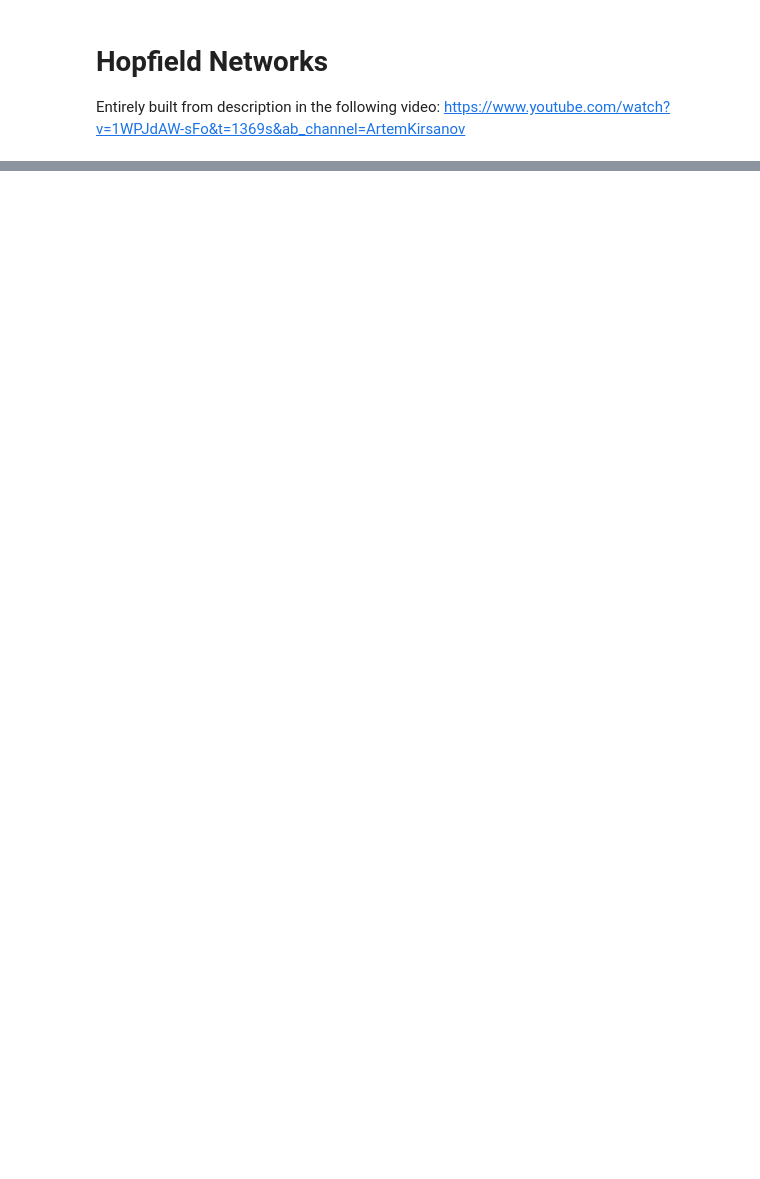
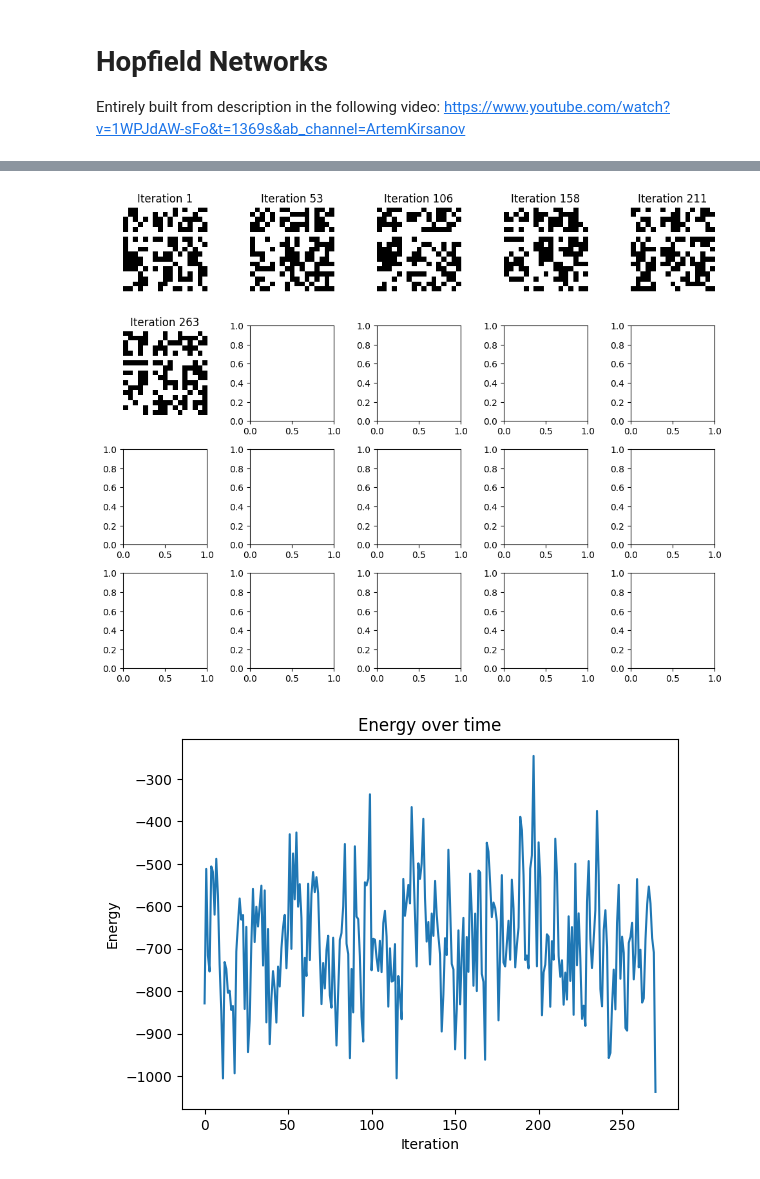
Before and after one commit to AtharvSuryawanshi/Codecauldron, a Jupyter notebook: Hopfield-Networks.ipynb, the cells around one changed output, grey strips where cells are left out. Drawn from its saved outputs; the diff is of its cells as text; code cells hidden in the pictures; blank space fills up the shorter version.

```diff
--- a/Hopfield-Networks.ipynb
+++ b/Hopfield-Networks.ipynb
@@ -89,0 +123,7 @@ mynet.visualize_weights()
+# %%
+
+mynet.update_neurons_n_iter(1000, plot=True)
+mynet.visualize_neurons()
+# %% [output]
+[figure, added]
+[figure, added]
```
Also changed, not shown: parts of 4 cells of this notebook.
